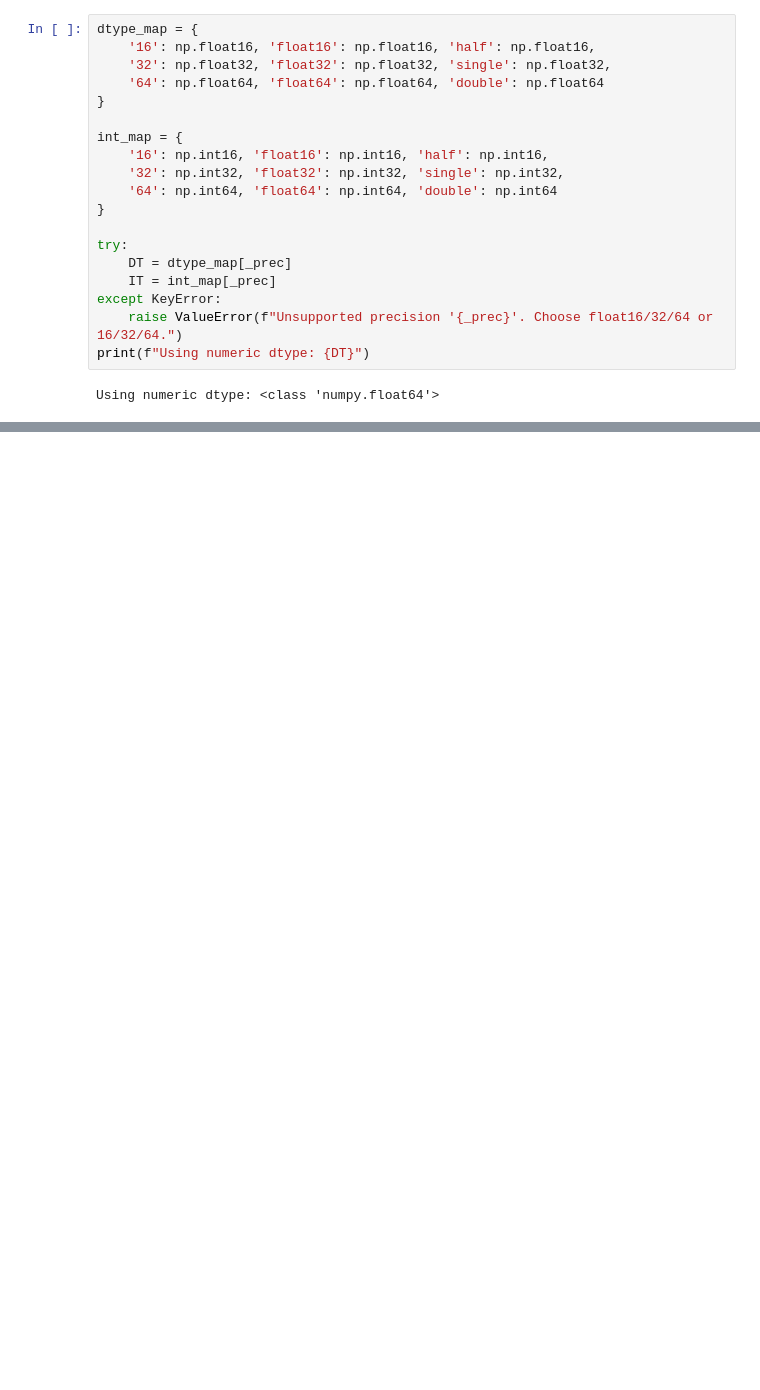
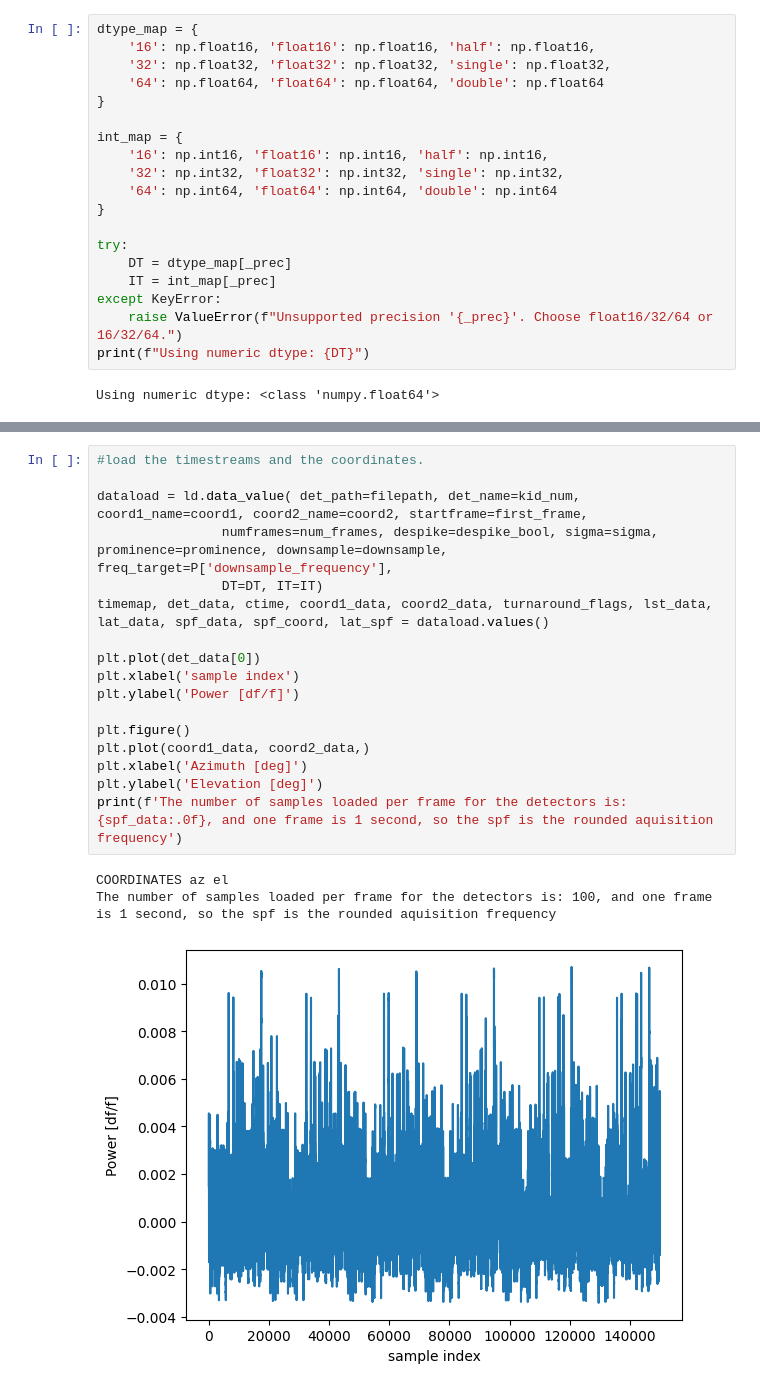
Before and after one commit to tim-balloon/TIM_analysis, a Jupyter notebook: namap/namap_notebook_example.ipynb, the cells around one changed output, grey strips where cells are left out. Cells and saved outputs as stored; diff of their text form; blank space fills up the shorter version.

```diff
--- a/namap/namap_notebook_example.ipynb
+++ b/namap/namap_notebook_example.ipynb
@@ -108,0 +84,21 @@ Nb dets:  63
+# %%
+#load the timestreams and the coordinates.
+
+dataload = ld.data_value( det_path=filepath, det_name=kid_num, coord1_name=coord1, coord2_name=coord2, startframe=first_frame,
+                numframes=num_frames, despike=despike_bool, sigma=sigma, prominence=prominence, downsample=downsample, freq_target=P['downsample_frequency'],
+                DT=DT, IT=IT)
+timemap, det_data, ctime, coord1_data, coord2_data, turnaround_flags, lst_data, lat_data, spf_data, spf_coord, lat_spf = dataload.values()
+
+plt.plot(det_data[0])
+plt.xlabel('sample index')
+plt.ylabel('Power [df/f]')
+
+plt.figure()
+plt.plot(coord1_data, coord2_data,)
+plt.xlabel('Azimuth [deg]')
+plt.ylabel('Elevation [deg]')
+print(f'The number of samples loaded per frame for the detectors is: {spf_data:.0f}, and one frame is 1 second, so the spf is the rounded aquisition frequency')
+# %% [output]
+COORDINATES az el
+The number of samples loaded per frame for the detectors is: 100, and one frame is 1 second, so the spf is the rounded aquisition frequency
+[figure, added]
```
Also changed, not shown: parts of 17 cells of this notebook, 9 other files.
